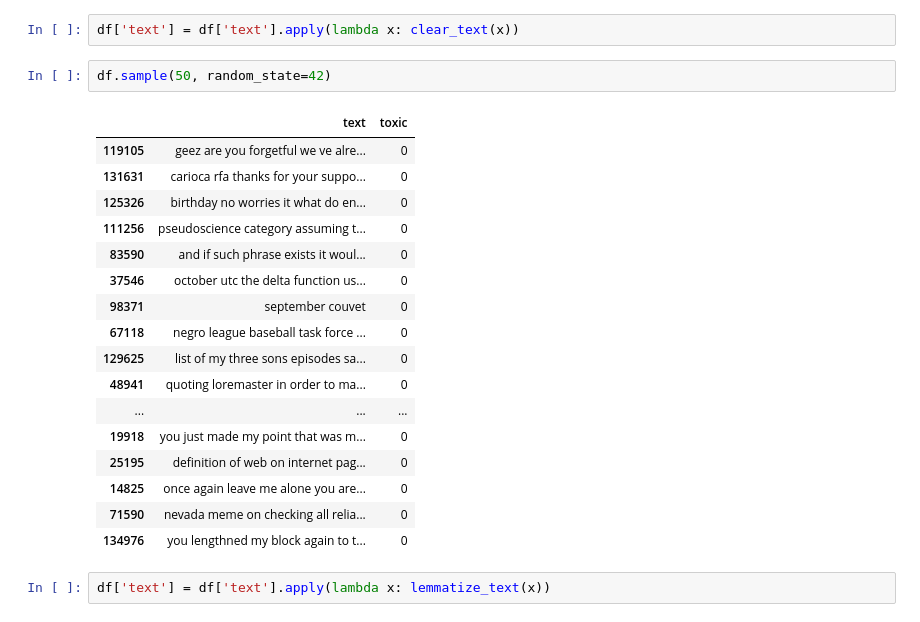
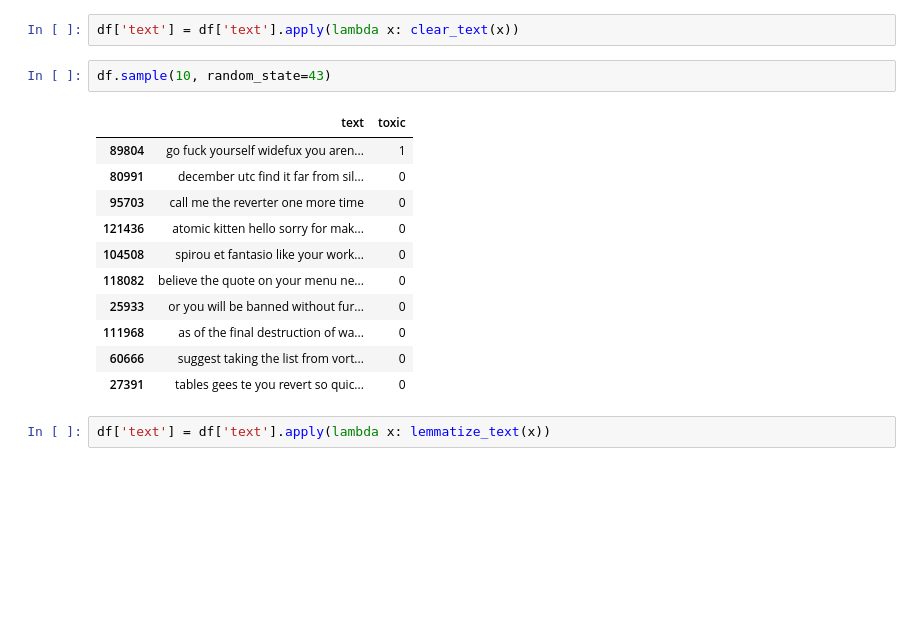
Before and after one commit to veselov-evgeny/ds_projects, a Jupyter notebook: Выявление токсичных комментариев/toxic_comments.ipynb, the cells around one changed output. Drawn from its saved outputs; the diff is of its cells as text; blank space fills up the shorter version.

```diff
--- a/Выявление токсичных комментариев/toxic_comments.ipynb
+++ b/Выявление токсичных комментариев/toxic_comments.ipynb
@@ -143,25 +127,19 @@ def delete_stopwords(text, stopwords):
 # %%
 df['text'] = df['text'].apply(lambda x: clear_text(x))
 # %%
-df.sample(50, random_state=42)
+df.sample(10, random_state=43)
 # %% [output]
 |  | text | toxic |
-| 119105 | geez are you forgetful we ve alre... | 0 |
-| 131631 | carioca rfa thanks for your suppo... | 0 |
-| 125326 | birthday no worries it what do en... | 0 |
-| 111256 | pseudoscience category assuming t... | 0 |
-| 83590 | and if such phrase exists it woul... | 0 |
-| 37546 | october utc the delta function us... | 0 |
-| 98371 | september couvet | 0 |
-| 67118 | negro league baseball task force ... | 0 |
-| 129625 | list of my three sons episodes sa... | 0 |
-| 48941 | quoting loremaster in order to ma... | 0 |
-| ... | ... | ... |
-| 19918 | you just made my point that was m... | 0 |
-| 25195 | definition of web on internet pag... | 0 |
-| 14825 | once again leave me alone you are... | 0 |
-| 71590 | nevada meme on checking all relia... | 0 |
-| 134976 | you lengthned my block again to t... | 0 |
+| 89804 | go fuck yourself widefux you aren... | 1 |
+| 80991 | december utc find it far from sil... | 0 |
+| 95703 | call me the reverter one more time | 0 |
+| 121436 | atomic kitten hello sorry for mak... | 0 |
+| 104508 | spirou et fantasio like your work... | 0 |
+| 118082 | believe the quote on your menu ne... | 0 |
+| 25933 | or you will be banned without fur... | 0 |
+| 111968 | as of the final destruction of wa... | 0 |
+| 60666 | suggest taking the list from vort... | 0 |
+| 27391 | tables gees te you revert so quic... | 0 |
 # %%
 df['text'] = df['text'].apply(lambda x: lemmatize_text(x))
 # %%
```
Also changed, not shown: parts of 12 cells of this notebook.
